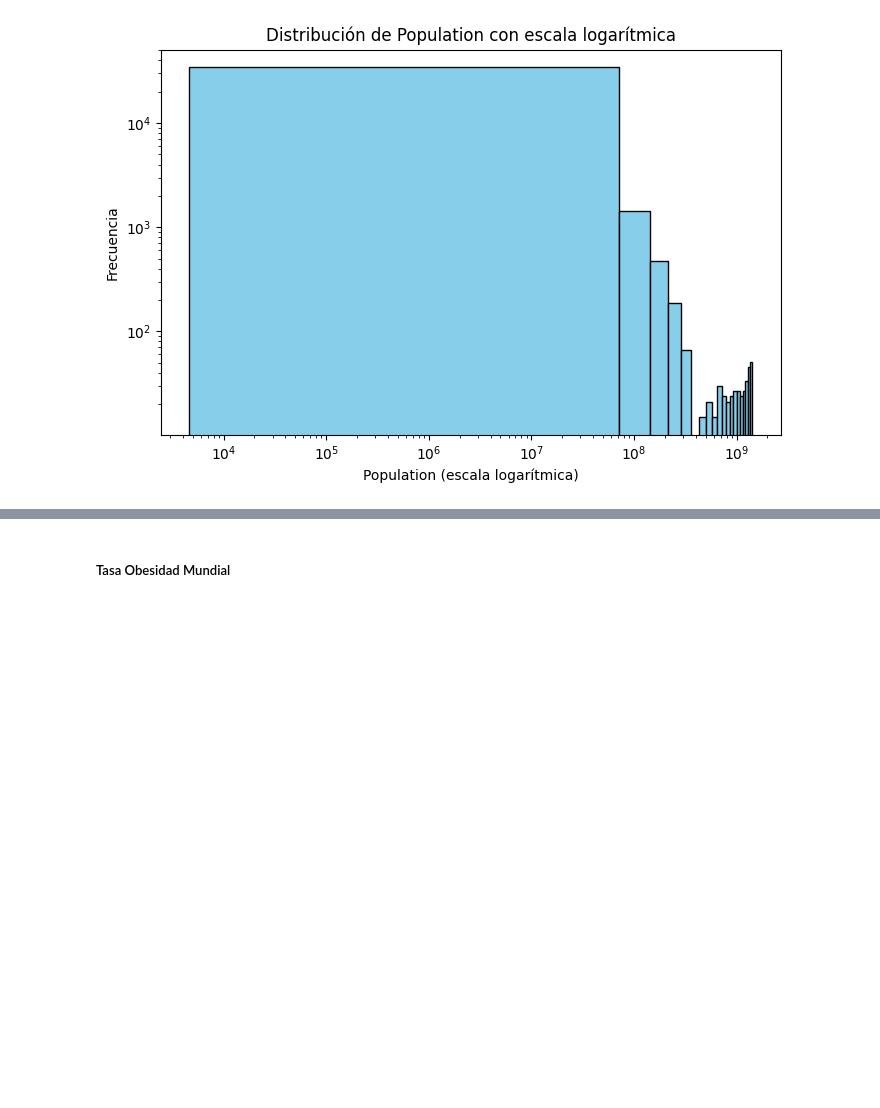
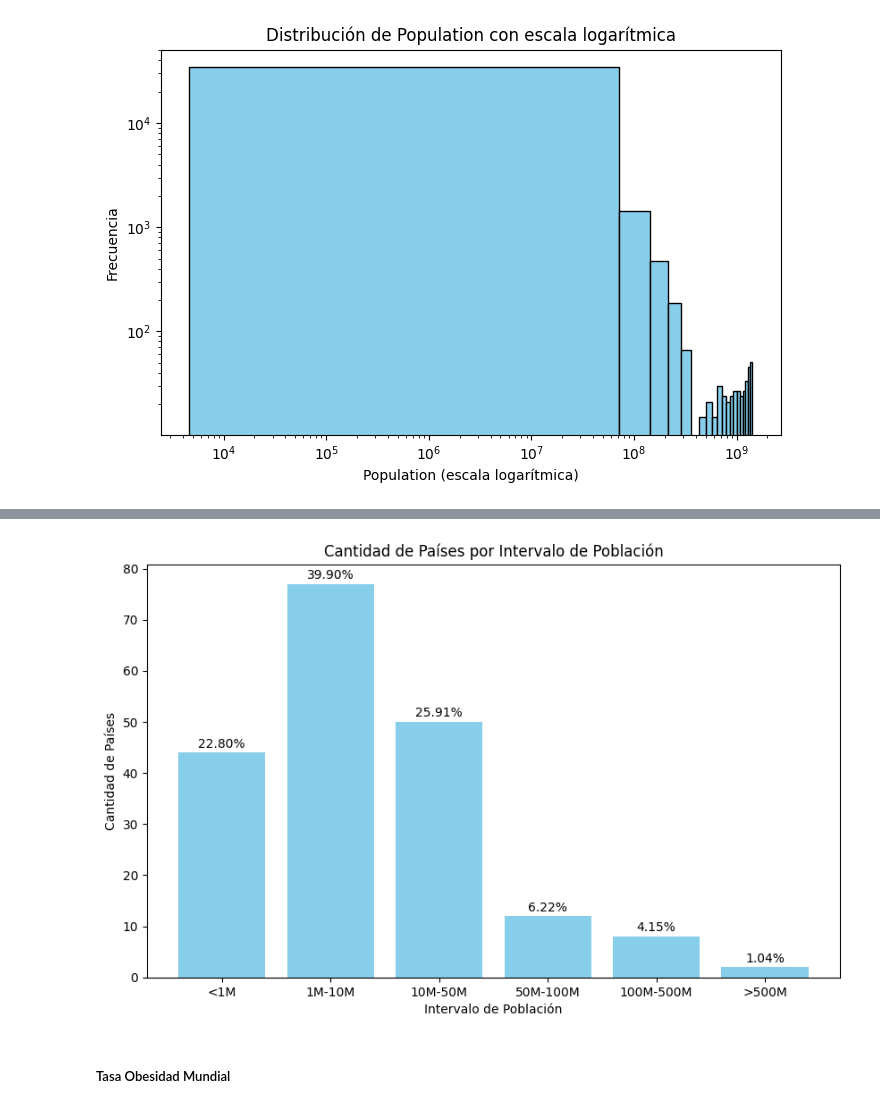
Before and after one commit to MouraAnalyst/EDA_Corr_tranning, a Jupyter notebook: EspVida_vs_Obesid.ipynb, the cells around one changed output, grey strips where cells are left out. Cells and saved outputs as stored; diff of their text form; code cells hidden in the pictures; blank space fills up the shorter version.

```diff
--- a/EspVida_vs_Obesid.ipynb
+++ b/EspVida_vs_Obesid.ipynb
@@ -665,0 +682,23 @@ plt.show()
+# %%
+
+# Definir los intervalos de población
+bins = [0, 1_000_000, 10_000_000, 50_000_000, 100_000_000, 500_000_000, float('inf')]
+labels = ['<1M', '1M-10M', '10M-50M', '50M-100M', '100M-500M', '>500M']
+
+# Crear una nueva columna para los intervalos de población
+df_media_popu['Population_Interval'] = pd.cut(df_media_popu['Media_populacion'], bins=bins, labels=labels)
+
+# Contar la cantidad de países en cada intervalo
+interval_counts = df_media_popu['Population_Interval'].value_counts().sort_index()
+
+# Calcular el porcentaje de países en cada intervalo
+interval_percentage = (interval_counts / interval_counts.sum()) * 100
+
+# Crear un DataFrame para ver los resultados
+df_population_distribution = pd.DataFrame({
+    'Interval': interval_counts.index,
+    'Country_Count': interval_counts.values,
+    'Percentage': interval_percentage.values
+})
+
+df_population_distribution
@@ -666,3 +717,18 @@ plt.show()
+# %%
+# Crear el gráfico de barras para la cantidad de países por intervalo de población
+plt.figure(figsize=(10, 6))
+plt.bar(df_population_distribution['Interval'], df_population_distribution['Country_Count'], color='skyblue')
+plt.title('Cantidad de Países por Intervalo de Población')
+plt.xlabel('Intervalo de Población')
+plt.ylabel('Cantidad de Países')
+
+# Mostrar el porcentaje encima de cada barra
+for i, percentage in enumerate(df_population_distribution['Percentage']):
+    plt.text(i, df_population_distribution['Country_Count'][i] + 1, f'{percentage:.2f}%', ha='center')
+
+plt.show()
+# %% [output]
+[figure, added]
 # %% [markdown]
 ##### Tasa Obesidad Mundial
 # %%
```
Also changed, not shown: parts of 21 cells of this notebook, 6 other files.
